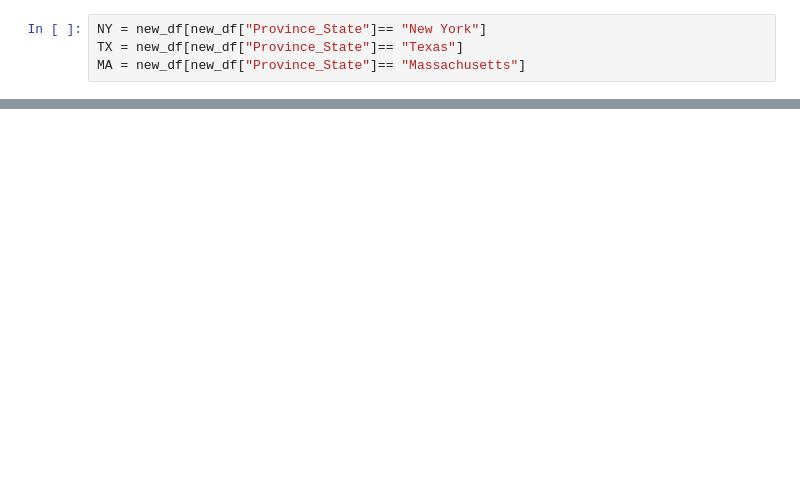
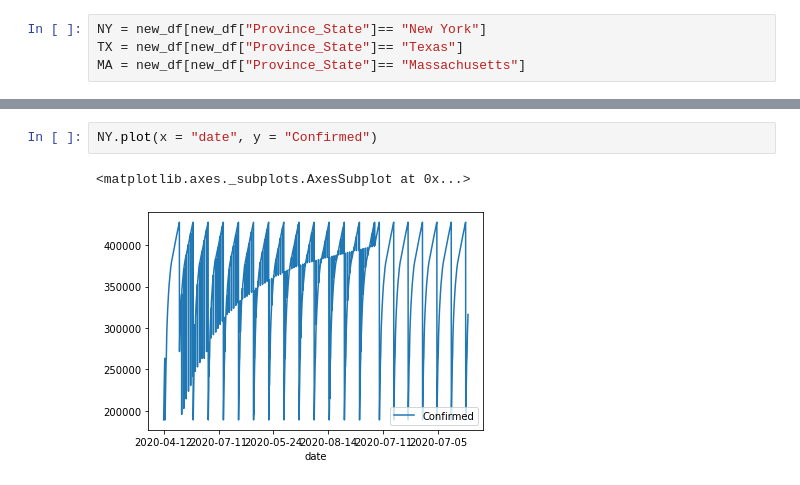
Before and after one commit to corey-brennan/corona-analysis, a Jupyter notebook: COVID Project.ipynb, the cells around one changed output, grey strips where cells are left out. Cells and saved outputs as stored; diff of their text form; blank space fills up the shorter version.

```diff
--- a/COVID Project.ipynb
+++ b/COVID Project.ipynb
@@ -126 +94,6 @@ NY.describe()
 | max | 4.216570e+01 | -7.494810e+01 | 427803.000000 | 32865.000000 | 74406.000000 | 320536.000000 | 36.0 | 2199.098664 | 7.353387e+06 | ... |
+# %%
+NY.plot(x = "date", y = "Confirmed")
+# %% [output]
+<matplotlib.axes._subplots.AxesSubplot at 0x...>
+[figure, added]
```
Also changed, not shown: parts of 7 cells of this notebook.
